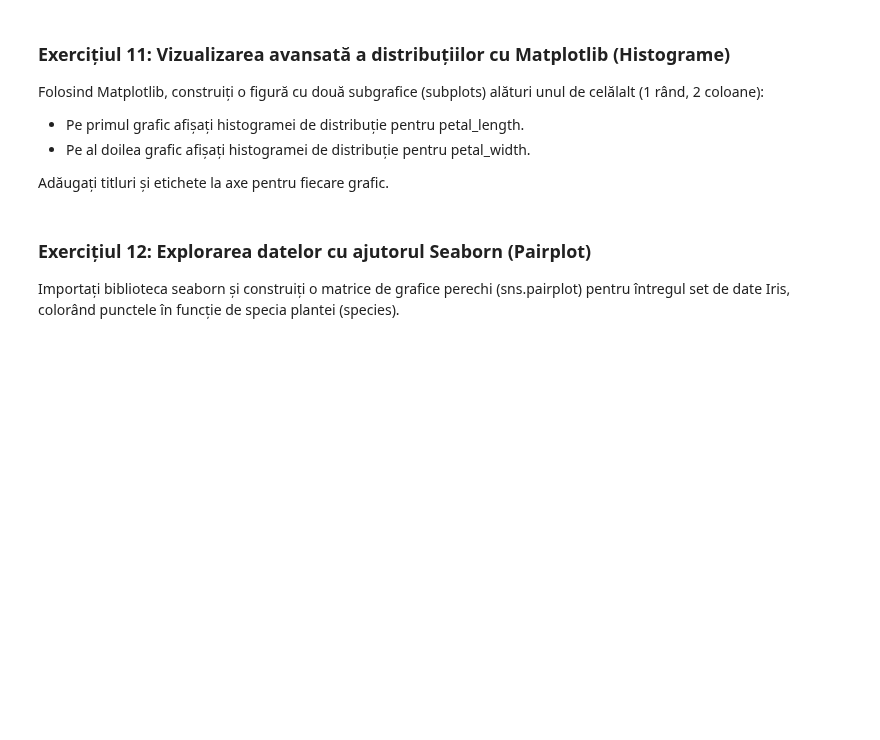
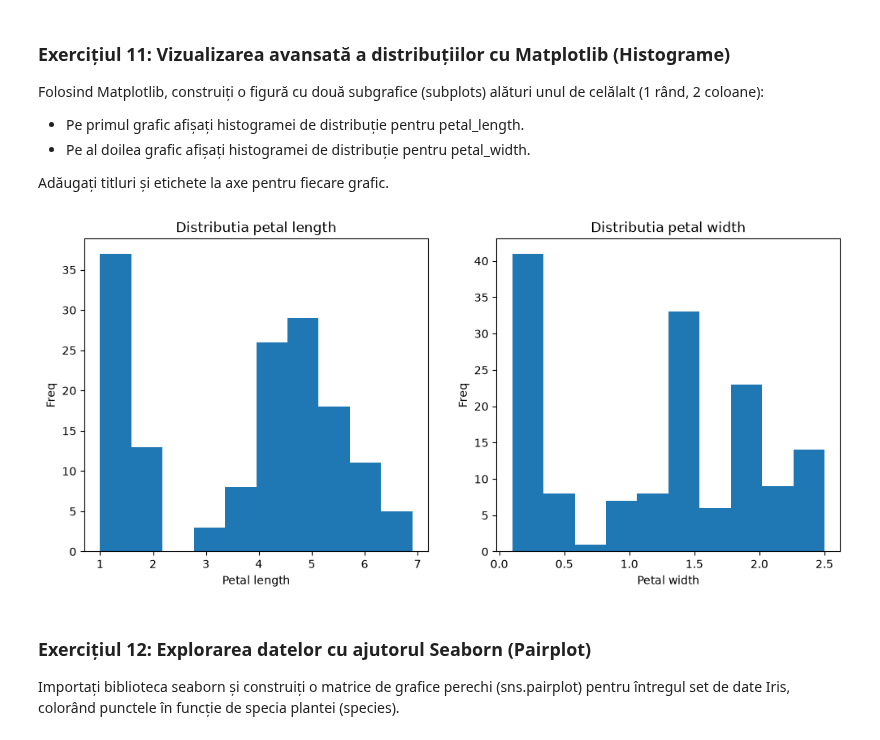
Before and after one commit to AndreiVelescu/usm-ml, a Jupyter notebook: lab1/01_RO_Lab1_.ipynb, the cells around one changed output. Cells and saved outputs as stored; diff of their text form; code cells hidden in the pictures; blank space fills up the shorter version.

```diff
--- a/lab1/01_RO_Lab1_.ipynb
+++ b/lab1/01_RO_Lab1_.ipynb
@@ -62,6 +185,25 @@ Bazându-vă pe materialele introductive, explicați de ce framework-urile sunt
  - Pe al doilea grafic afișați histogramei de distribuție pentru petal_width.
 
  Adăugați titluri și etichete la axe pentru fiecare grafic.
+# %%
+fig, axes = plt.subplots(1, 2, figsize=(12, 5))
+
+#petal lenght
+axes[0].hist(df["petal_length"], bins=10)
+axes[0].set_title("Distributia petal length")
+axes[0].set_xlabel("Petal length")
+axes[0].set_ylabel("Freq")
+
+#petal width
+
+axes[1].hist(df["petal_width"], bins=10)
+axes[1].set_title("Distributia petal width")
+axes[1].set_xlabel("Petal width")
+axes[1].set_ylabel("Freq")
+
+plt.show()
+# %% [output]
+[figure, added]
 # %% [markdown]
 ### Exercițiul 12: Explorarea datelor cu ajutorul Seaborn (Pairplot)
 
```
Also changed, not shown: parts of 14 cells of this notebook, 4 other files.
